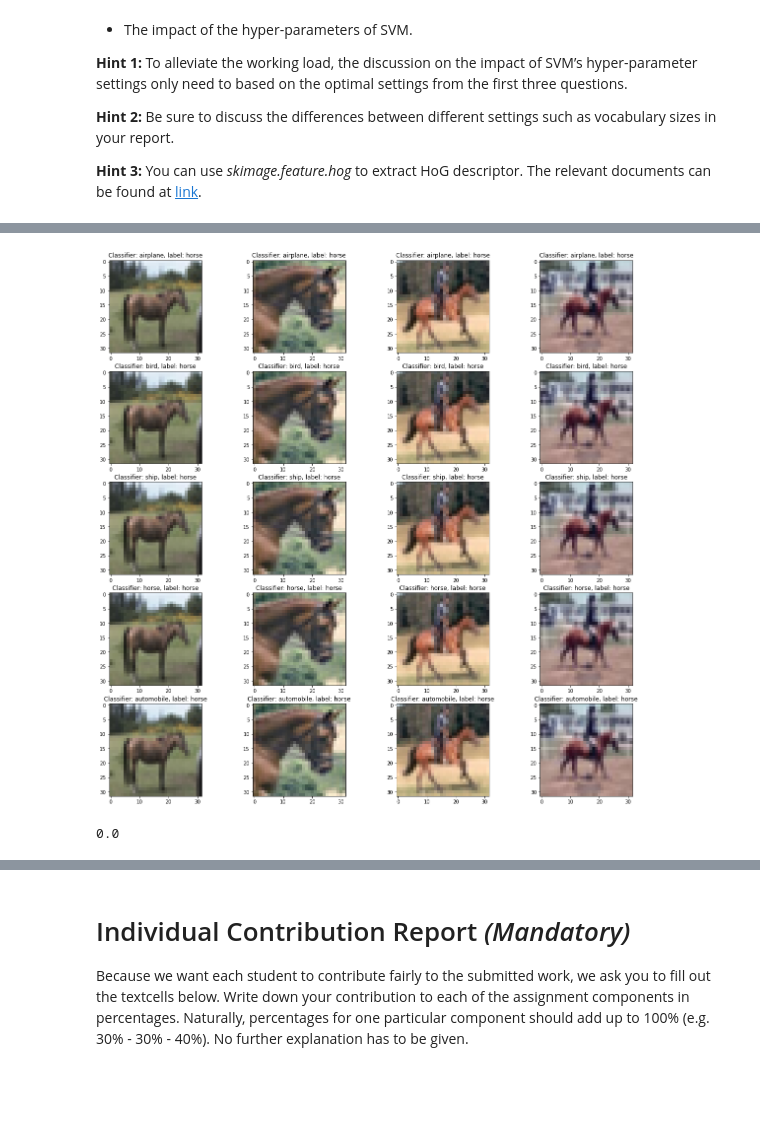
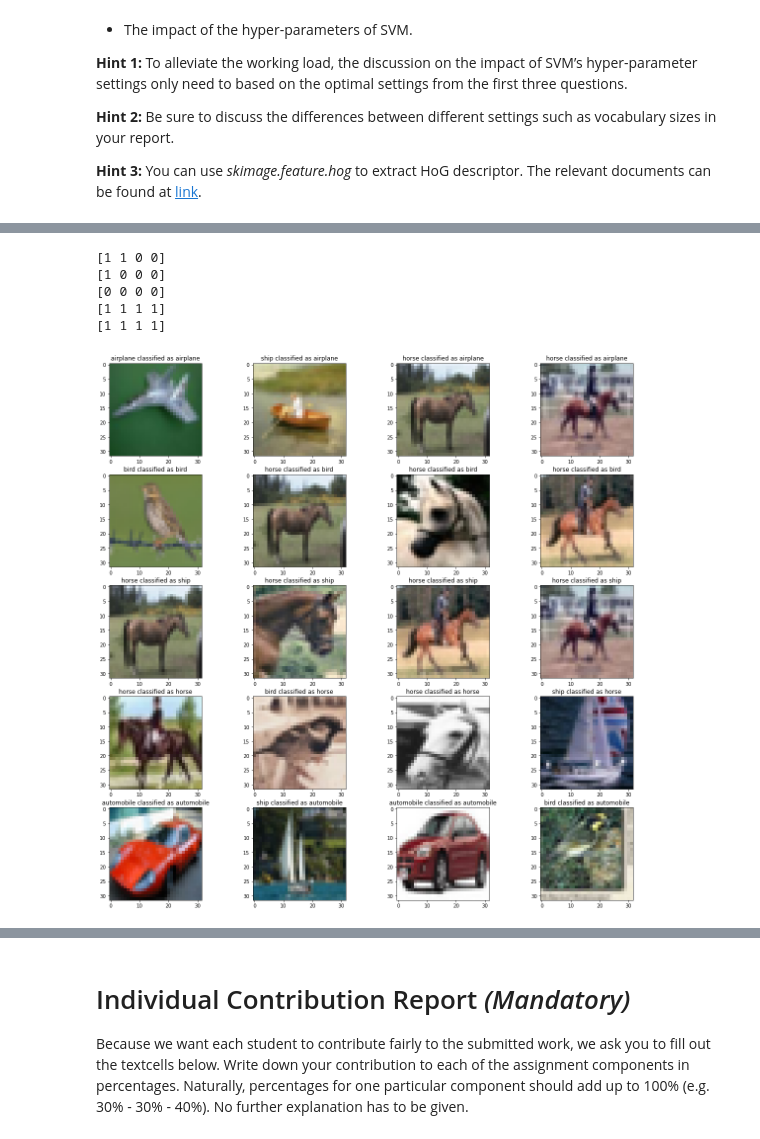
Before and after one commit to nordinbelkacemi/cv1-lab1, a Jupyter notebook: BoW Project/15096157_13740512_12556963_part1.ipynb, the cells around one changed output, grey strips where cells are left out. Cells and saved outputs as stored; diff of their text form; code cells hidden in the pictures; blank space fills up the shorter version.

```diff
--- a/BoW Project/15096157_13740512_12556963_part1.ipynb
+++ b/BoW Project/15096157_13740512_12556963_part1.ipynb
@@ -95,6 +95,7 @@ from sklearn.svm import SVC
 cfg = Config(
     mode="sift",
     max_n_per_class=1000,
+    vocab_size=1000,
 )
 
 trainset = CIFAR10("./data", train=True, N=cfg.max_n_per_class, mode=cfg.mode)
@@ -200,9 +202,9 @@ encoder = Encoder(training_data, training_labels, vocab_subset_ratio=0.3, vocab_
 # %%
 np.random.seed(42)
 
-encoders = [encoder, encoder]
-
 fig, axs = plt.subplots(len(encoders), 1, figsize=(12, 8*len(encoders)))
+if len(encoders) == 1:
+    axs = [axs]
 for ax, encoder in zip(axs, encoders):
     centroids = encoder.kmeans.cluster_centers_
     kmeans_labels = encoder.kmeans.labels_
@@ -235,7 +237,7 @@ The next step is the quantization. The idea is to represent each image by a hist
 
 Pick a subset ratio from the above settings (30%, 40% and 50%). For each class, calculate the frequency of visual words. Visualize the visual words' frequency by histogram. The X-axis is supposed to be the visual word number (e.g.,from 0 to 1000), and the Y-axis is supposed to be the frequency. Describe the similarities and differences.
 # %%
-# encoder = encoders[0]
+encoder = encoders[0]
 idx_to_encoding = encoder.encode_features(training_data)
 
 # Select the data and extract the descriptors
@@ -250,8 +252,8 @@ visual_freq = {class_id: np.zeros(encoder.vocab_size) for class_id in selected_i
 for class_id, img_ids in selected_ids_per_class.items():
     for img_id in img_ids:
         encoding = idx_to_encoding[img_id]
-        # visual_freq[class_id] += encoding.histogram * len(encoding.visual_words) # unnormalized to count frequency instead of relative frequency
-        visual_freq[class_id] += encoding.histogram
+        visual_freq[class_id] += encoding.histogram * len(encoding.visual_words) # unnormalized to count frequency instead of relative frequency
+        # visual_freq[class_id] += encoding.histogram
 
 # Plot the frequencies
 fig, axs = plt.subplots(5, 1, figsize=(15, 20))
@@ -356,14 +356,17 @@ You can use *skimage.feature.hog* to extract HoG descriptor. The relevant docume
 # %%
 # Encode test data
 # _, test_descriptors = extract_descriptors(test_data)
-test_encodings = encoder.encode_features(test_data).values()
-test_histograms = np.array([encoding.histogram for encoding in test_encodings])
+classification_results_per_encoder = []
+for encoder in encoders:
+    test_encodings = encoder.encode_features(test_data).values()
+    test_histograms = np.array([encoding.histogram for encoding in test_encodings])
 
-# Classify the test set
-classification_results = defaultdict(list)
-for classifier_id, classifier in classifiers.items():
-    classification_results[classifier_id] = classifier.predict(test_histograms)
+    # Classify the test set
+    classification_results = defaultdict(list)
+    for classifier_id, classifier in classifiers[0].items():
+        classification_results[classifier_id] = classifier.predict(test_histograms)
+    classification_results_per_encoder.append(classification_results)
 
-for class_id in classification_results.keys():
-    print(np.count_nonzero(classification_results[class_id]))
+    for class_id in classification_results.keys():
+        print(np.count_nonzero(classification_results[class_id]))
 # %% [output]
@@ -375,17 +388,23 @@ for class_id in classification_results.keys():
 # %%
 # Plot the first 4 images of each classifier sorted results
 fig, axs = plt.subplots(5, 4, figsize=(20, 20))
-for class_id in classifiers.keys():
+for class_id in classifiers[0].keys():
     # Sort the results in descending order and pick the first 4
     predictions = np.array(classification_results[class_id])
     sorted_ids = predictions.argsort()[::-1]
     top_4_ids = sorted_ids[:4]
+    print(predictions[top_4_ids])
 
     for ax, img_id in zip(axs[class_id], top_4_ids):
         ax.imshow(test_data[img_id])
-        ax.set_title(f'Classifier: {idx2class[class_id]}, label: {idx2class[test_labels[img_id]]}')
+        ax.set_title(f'{idx2class[test_labels[img_id]]} classified as {idx2class[class_id]}')
 # %% [output]
+[1 1 0 0]
+[1 0 0 0]
+[0 0 0 0]
+[1 1 1 1]
+[1 1 1 1]
-[figure, old version]
+[figure, new version]
 # %%
 def f(i, sorted_results):
     if sorted_results[i] == 1:
@@ -404,9 +423,3 @@ def compute_mean_map(classification_results, n_classes):
     for classirier_id, results in classification_results.items():
         total_map += compute_map(np.array(sorted(results))[::-1], n_classes)
     return total_map / len(classification_results.keys())
-# %%
-n_test_classes = np.unique(test_labels).size
-
-compute_mean_map(classification_results, n_test_classes)
-# %% [output]
-0.0
```
Also changed, not shown: parts of 9 cells of this notebook, 1 other file.
